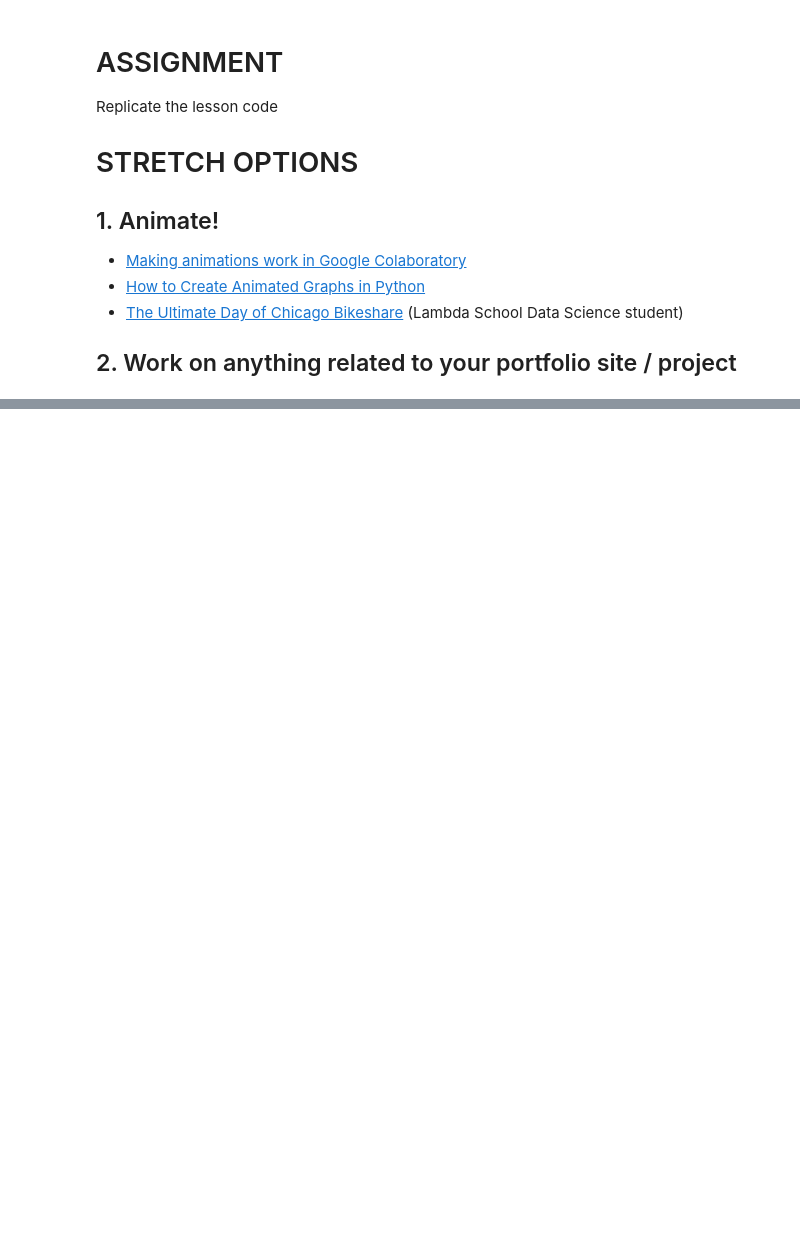
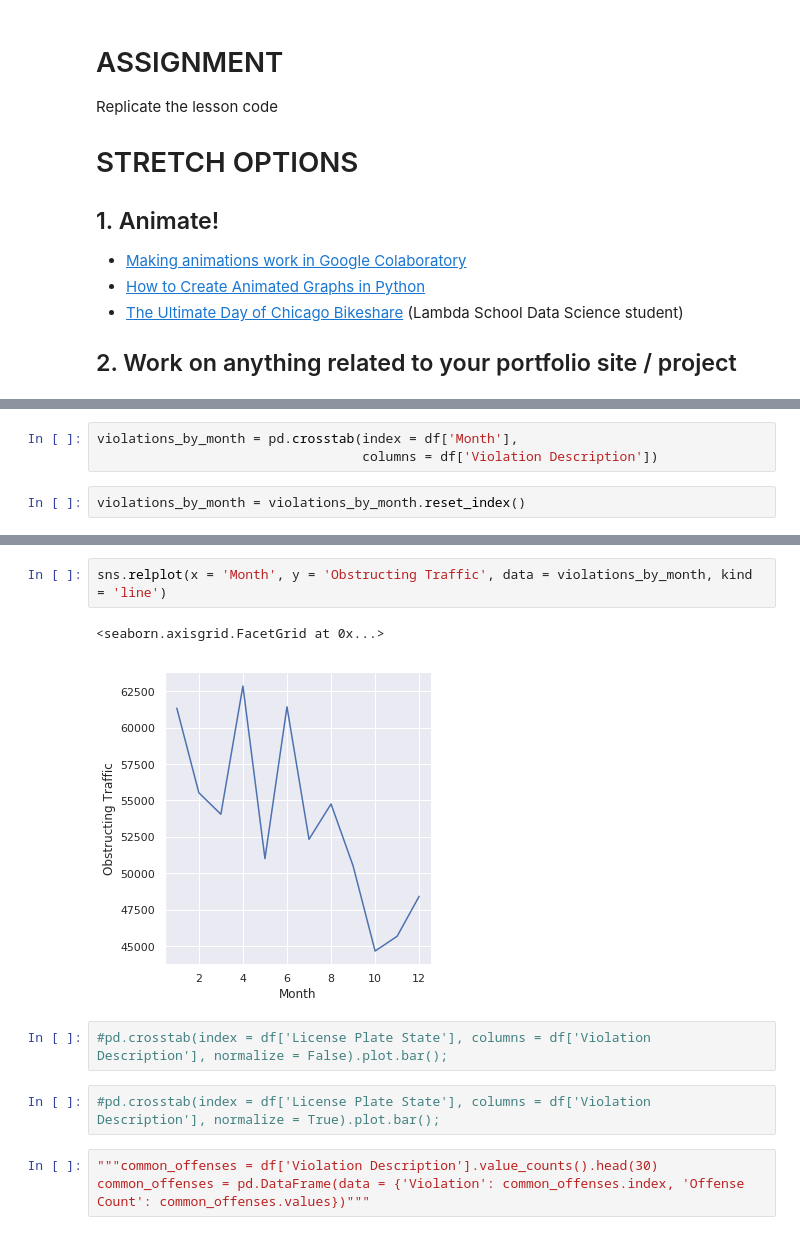
Before and after one commit to bloominstituteoftechnology/DS-Unit-1-Sprint-3-Data-Storytelling, a Jupyter notebook: module4-sequence-your-narrative/LS_DS_224_Sequence_your_narrative.ipynb, the cells around one changed output, grey strips where cells are left out. Saved outputs shown, nothing was run; the diff lists cells and outputs as text; blank space fills up the shorter version.

```diff
--- a/module4-sequence-your-narrative/LS_DS_224_Sequence_your_narrative.ipynb
+++ b/module4-sequence-your-narrative/LS_DS_224_Sequence_your_narrative.ipynb
@@ -353,0 +372,5 @@ Replicate the lesson code
+# %%
+violations_by_month = pd.crosstab(index = df['Month'],
+                                  columns = df['Violation Description'])
+# %%
+violations_by_month = violations_by_month.reset_index()
@@ -353,0 +446,12 @@ Replicate the lesson code
+# %%
+sns.relplot(x = 'Month', y = 'Obstructing Traffic', data = violations_by_month, kind = 'line')
+# %% [output]
+<seaborn.axisgrid.FacetGrid at 0x...>
+[figure, added]
+# %%
+#pd.crosstab(index = df['License Plate State'], columns = df['Violation Description'], normalize = False).plot.bar();
+# %%
+#pd.crosstab(index = df['License Plate State'], columns = df['Violation Description'], normalize = True).plot.bar();
+# %%
+"""common_offenses = df['Violation Description'].value_counts().head(30)
+common_offenses = pd.DataFrame(data = {'Violation': common_offenses.index, 'Offense Count': common_offenses.values})"""
```
Also changed, not shown: parts of 17 cells of this notebook.
